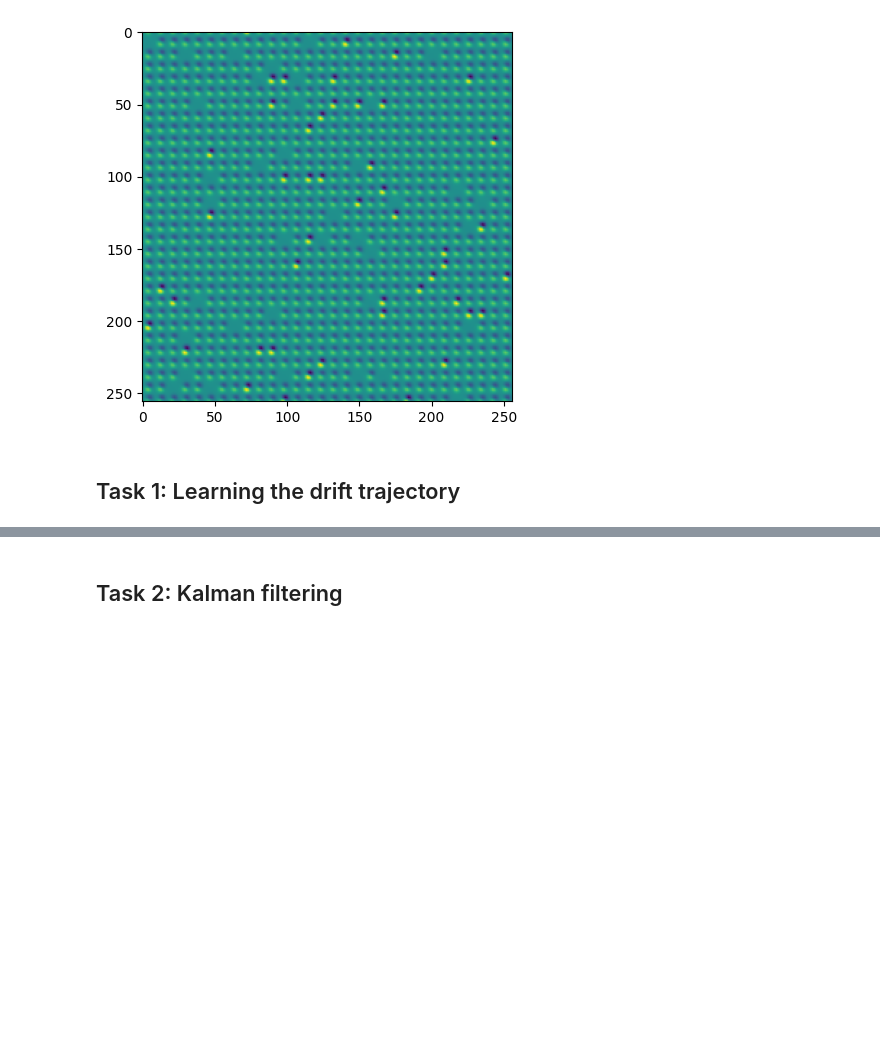
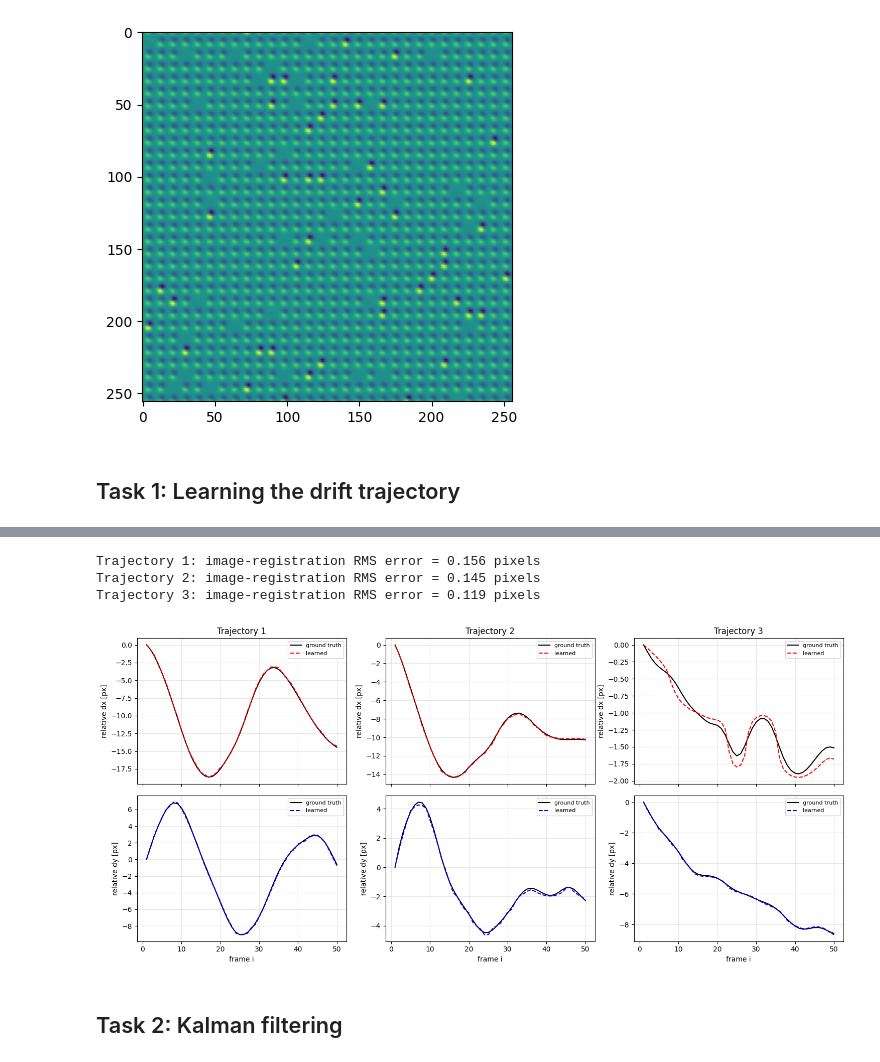
Before and after one commit to mushrafi88/MSE_510, a Jupyter notebook: Midterm_2_Part_II.ipynb, the cells around one changed output, grey strips where cells are left out. Saved outputs shown, nothing was run; the diff lists cells and outputs as text; code cells hidden in the pictures; blank space fills up the shorter version.

```diff
--- a/Midterm_2_Part_II.ipynb
+++ b/Midterm_2_Part_II.ipynb
@@ -1454,3 +1431,53 @@ drift 3 (exp decay, fixed dir): RMS error = 0.147 px
+# %%
+frame_indices = np.arange(1, 51)
+trajectory_getters = [
+    (get_image1, gt_drift_fn1, "Trajectory 1"),
+    (get_image2, gt_drift_fn2, "Trajectory 2"),
+    (get_image3, gt_drift_fn3, "Trajectory 3"),
+]
+
+task1_results = []
+for get_image, gt_drift_fn, label in trajectory_getters:
+    learned_drift, frames = estimate_drift_series(get_image, frame_indices)
+    gt_relative = relative_ground_truth(gt_drift_fn, frame_indices)
+    rms_error = np.sqrt(np.mean(np.sum((learned_drift - gt_relative) ** 2, axis=1)))
+    task1_results.append({
+        "label": label,
+        "learned_drift": learned_drift,
+        "ground_truth": gt_relative,
+        "frames": frames,
+        "rms_error": rms_error,
+    })
+    print(f"{label}: image-registration RMS error = {rms_error:.3f} pixels")
+# %% [output]
+Trajectory 1: image-registration RMS error = 0.156 pixels
+Trajectory 2: image-registration RMS error = 0.145 pixels
+Trajectory 3: image-registration RMS error = 0.119 pixels
+# %%
+fig, axes = plt.subplots(2, 3, figsize=(15, 7), sharex=True)
+for col, result in enumerate(task1_results):
+    label = result["label"]
+    learned = result["learned_drift"]
+    gt = result["ground_truth"]
+
+    axes[0, col].plot(frame_indices, gt[:, 0], "k-", label="ground truth")
+    axes[0, col].plot(frame_indices, learned[:, 0], "r--", label="learned")
+    axes[0, col].set_title(label)
+    axes[0, col].set_ylabel("relative dx [px]")
+    axes[0, col].grid(alpha=0.3)
+    axes[0, col].legend(fontsize=8)
+
+    axes[1, col].plot(frame_indices, gt[:, 1], "k-", label="ground truth")
+    axes[1, col].plot(frame_indices, learned[:, 1], "b--", label="learned")
+    axes[1, col].set_xlabel("frame i")
+    axes[1, col].set_ylabel("relative dy [px]")
+    axes[1, col].grid(alpha=0.3)
+    axes[1, col].legend(fontsize=8)
+
+plt.tight_layout()
+plt.show()
+# %% [output]
+[figure, added]
 # %% [markdown]
 ## Task 2: Kalman filtering
 # %% [markdown]
```
Also changed, not shown: parts of 22 cells of this notebook.
